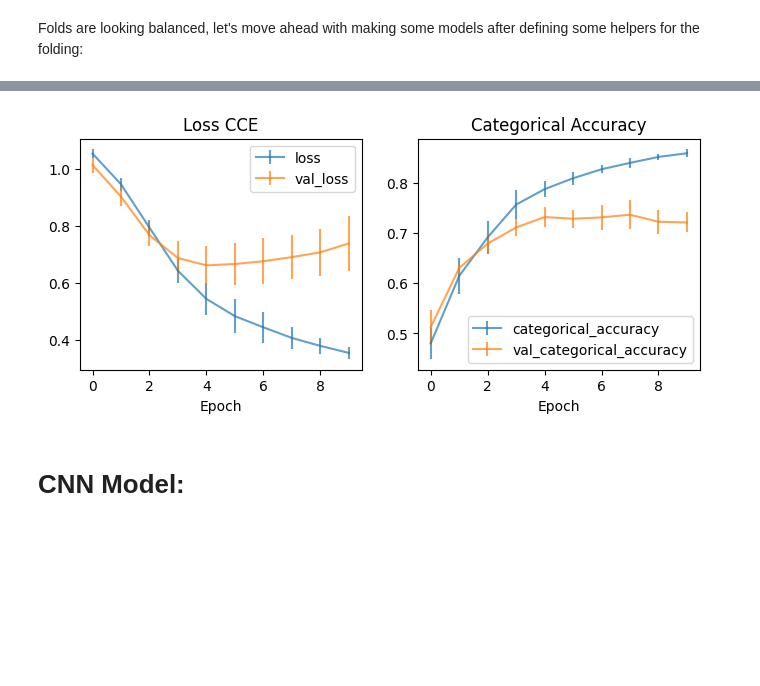
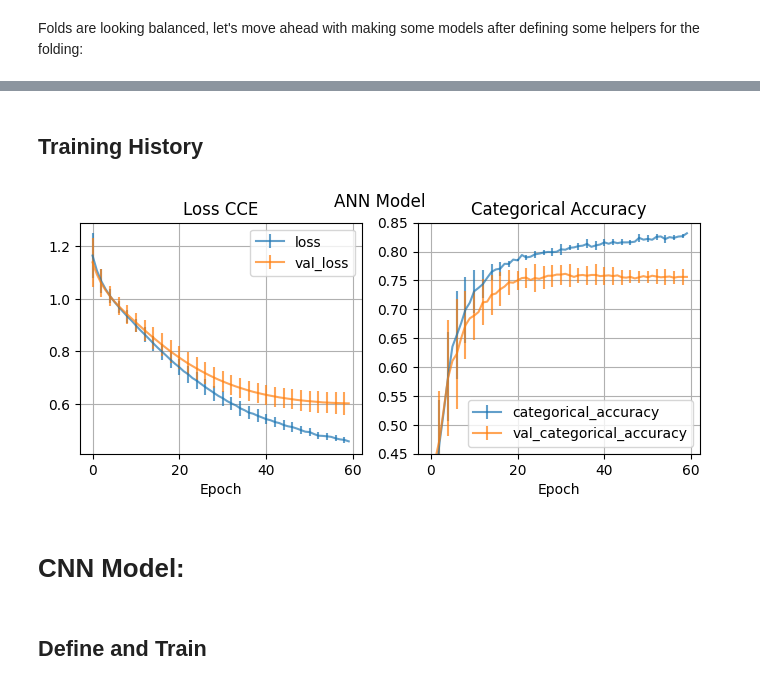
Before and after one commit to eliweissler/CSCI_5576_HW, a Jupyter notebook: exam_3/part_3.ipynb, the cells around one changed output, grey strips where cells are left out. Cells and saved outputs as stored; diff of their text form; code cells hidden in the pictures; blank space fills up the shorter version.

```diff
--- a/exam_3/part_3.ipynb
+++ b/exam_3/part_3.ipynb
@@ -98,0 +121,15 @@ dtype: int64
+# %%
+f, ax = plt.subplots(ncols=3)
+f.set_size_inches((15,4))
+
+for i, label in enumerate(data.LABEL.unique()):
+    nwords_present = data[data.LABEL == label][[c for c in data.columns if c != "LABEL"]].sum(axis=1)
+    ax[i].hist(x = nwords_present.values, bins=nwords_present.max()-nwords_present.min(),align="left")
+    ax[i].grid()
+    ax[i].set_ylabel("Number of Articles")
+    ax[i].set_xlabel("Number of Marked Words Present");
+    ax[i].set_title(label)
+    ax[i].set_xlim(0,17)
+    ax[i].set_ylim(0,100)
+
+plt.tight_layout();
@@ -214,13 +259,11 @@ For the ANN model I will start with an embedding layer, then three dense layers
 # %%
-def ann_model(embedding_size=32, input_size=X.shape[1], output_size=Y.shape[1], optimizer="adam", loss="categorical_crossentropy",
+def ann_model(input_size=X.shape[1], output_size=Y.shape[1], optimizer="adam", loss="categorical_crossentropy",
               metrics=[keras.metrics.CategoricalAccuracy()]):
 
     model = keras.models.Sequential([
                 keras.layers.Input(input_size),
-                keras.layers.Dense(embedding_size),
                 keras.layers.Dropout(0.1),
-                keras.layers.Dense(embedding_size, activation="relu"),
-                keras.layers.Dense(embedding_size/4, activation="relu"),
+                keras.layers.Dense(2*output_size, activation="sigmoid"),
                 keras.layers.Dense(output_size, activation="softmax")
             ])
 
@@ -254,5 +303,5 @@ _________________________________________________________________
 # %%
-models_ann, histories_ann = train_on_folds(ann_model, splits, X, Y, epochs=10)
+models_ann, histories_ann = train_on_folds(ann_model, splits, X, Y, epochs=60)
 pred_ann = pred_on_folds(models_ann, splits, X, Y)
 # %% [output]
 -----------------
@@ -282,30 +342,39 @@ array([[396,  44,  60],
+# %% [markdown]
+## Training History
 # %%
 def get_mean_std(histories, key):
     vals = np.array([h.history[key] for h in histories])
     return np.mean(vals, axis=0), np.std(vals, axis=0)
 
-def plot_key(ax, x_vals, histories, key):
+def plot_key(ax, x_vals, histories, key, errorevery=1):
     mean, std = get_mean_std(histories, key)
-    ax.errorbar(x_vals, mean, std, label=key, errorevery=1, alpha=0.7)
+    ax.errorbar(x_vals, mean, std, label=key, errorevery=errorevery, alpha=0.7)
 
 
 f, ax = plt.subplots(ncols=2)
 f.set_size_inches(8,3)
 epochs = np.arange(len(histories_ann[0].history["loss"]))
-plot_key(ax[0], epochs, histories_ann, "loss")
-plot_key(ax[0], epochs, histories_ann, "val_loss")
-plot_key(ax[1], epochs, histories_ann, "categorical_accuracy")
-plot_key(ax[1], epochs, histories_ann, "val_categorical_accuracy")
+every_n = 2
+plot_key(ax[0], epochs, histories_ann, "loss", errorevery=every_n)
+plot_key(ax[0], epochs, histories_ann, "val_loss", errorevery=every_n)
+plot_key(ax[1], epochs, histories_ann, "categorical_accuracy", errorevery=every_n)
+plot_key(ax[1], epochs, histories_ann, "val_categorical_accuracy", errorevery=every_n)
 ax[0].set_title("Loss CCE")
 ax[0].set_xlabel("Epoch")
 ax[0].legend()
+ax[0].grid()
+plt.suptitle("ANN Model")
 ax[1].set_xlabel("Epoch")
 ax[1].set_title("Categorical Accuracy")
+ax[1].grid()
+ax[1].set_ylim(0.45, 0.85)
 ax[1].legend();
 # %% [output]
-[figure, old version]
+[figure, new version]
 # %% [markdown]
 # CNN Model:
+# %% [markdown]
+## Define and Train
 # %%
 def cnn_model(embedding_size=32, input_size=X.shape[1], output_size=Y.shape[1], optimizer="adam", loss="categorical_crossentropy",
               metrics=[keras.metrics.CategoricalAccuracy()]):
```
Also changed, not shown: parts of 37 cells of this notebook, 1 other file.
